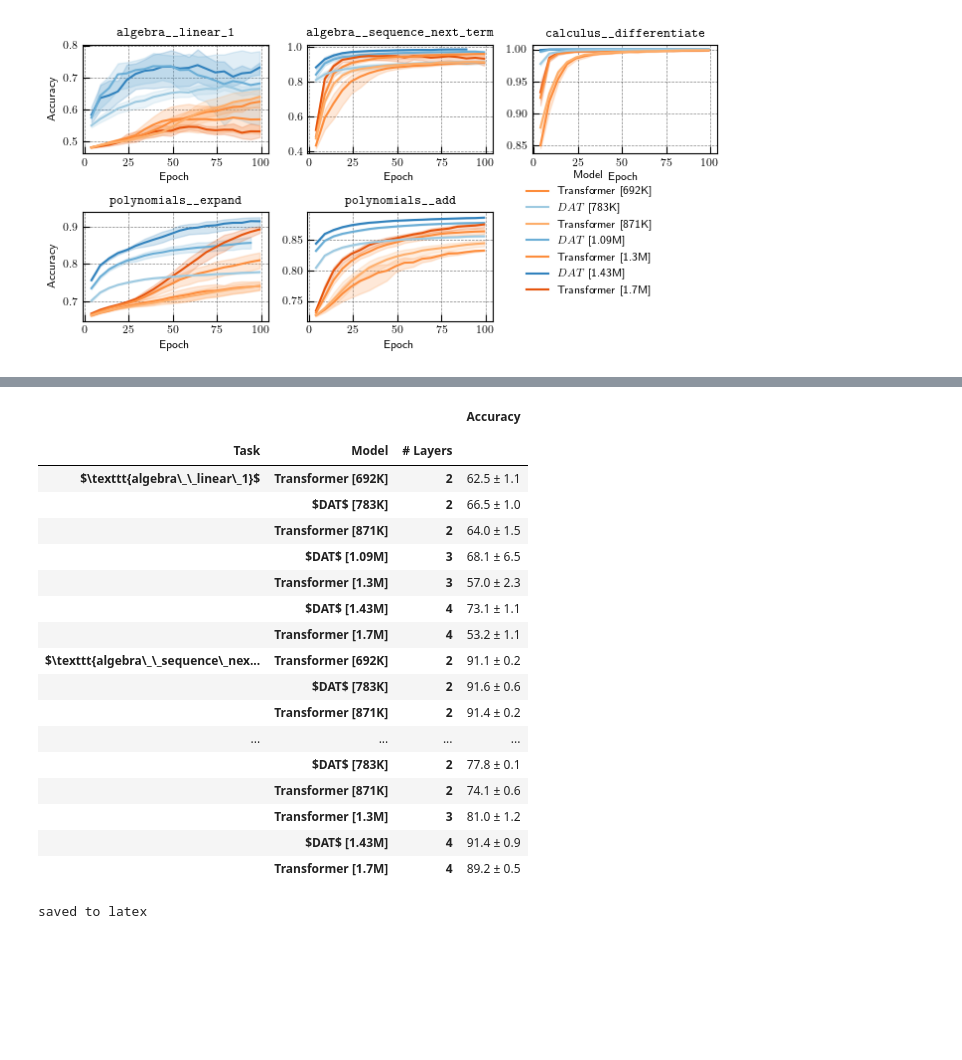
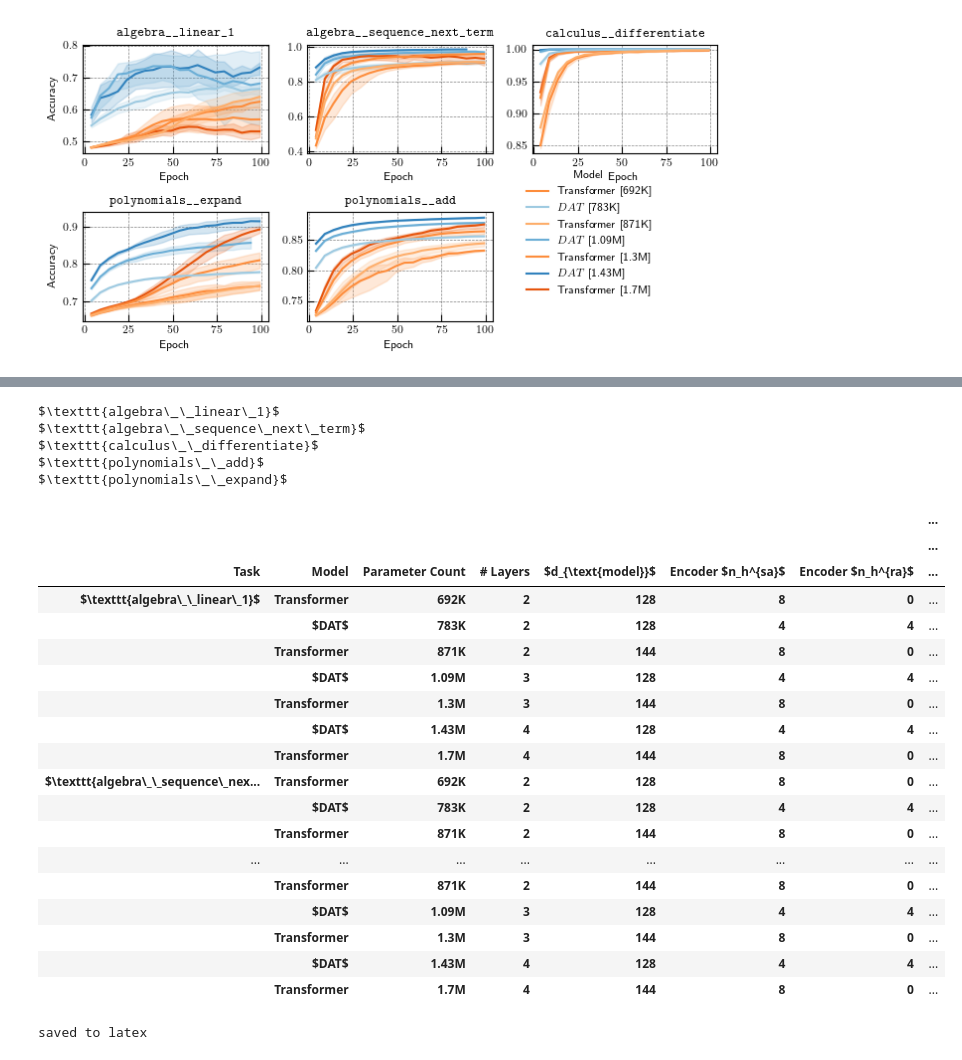
Before and after one commit to Awni00/abstract_transformer, a Jupyter notebook: figure_generation/figure_generation.ipynb, the cells around one changed output, grey strips where cells are left out. Drawn from its saved outputs; the diff is of its cells as text; code cells hidden in the pictures; blank space fills up the shorter version.

```diff
--- a/figure_generation/figure_generation.ipynb
+++ b/figure_generation/figure_generation.ipynb
@@ -839,26 +864,48 @@ depth_comparison_table.round(1)
-# %%
-depth_comparison_table['Accuracy'] = depth_comparison_table[('Accuracy (Interpolation)', 'mean')].round(1).astype(str) + ' ± ' + depth_comparison_table[('Accuracy (Interpolation)', 'sem')].round(1).astype(str)
-depth_comparison_table[['Accuracy']]
-# %% [output]
-|  |  |  | Accuracy |
-|  |  |  |  |
-| Task | Model | # Layers |  |
-| $\texttt{algebra\_\_linear\_1}$ | Transformer [692K] | 2 | 62.5 ± 1.1 |
-|  | $DAT$ [783K] | 2 | 66.5 ± 1.0 |
-|  | Transformer [871K] | 2 | 64.0 ± 1.5 |
-|  | $DAT$ [1.09M] | 3 | 68.1 ± 6.5 |
-|  | Transformer [1.3M] | 3 | 57.0 ± 2.3 |
-|  | $DAT$ [1.43M] | 4 | 73.1 ± 1.1 |
-|  | Transformer [1.7M] | 4 | 53.2 ± 1.1 |
-| $\texttt{algebra\_\_sequence\_nex... | Transformer [692K] | 2 | 91.1 ± 0.2 |
-|  | $DAT$ [783K] | 2 | 91.6 ± 0.6 |
-|  | Transformer [871K] | 2 | 91.4 ± 0.2 |
-| ... | ... | ... | ... |
-|  | $DAT$ [783K] | 2 | 77.8 ± 0.1 |
-|  | Transformer [871K] | 2 | 74.1 ± 0.6 |
-|  | Transformer [1.3M] | 3 | 81.0 ± 1.2 |
-|  | $DAT$ [1.43M] | 4 | 91.4 ± 0.9 |
-|  | Transformer [1.7M] | 4 | 89.2 ± 0.5 |
+# %%
+depth_comparison_table['Accuracy'] = '$' + depth_comparison_table[('Accuracy (Interpolation)', 'mean')].round(1).astype(str) + ' \pm ' + depth_comparison_table[('Accuracy (Interpolation)', 'sem')].round(1).astype(str) + '$'
+# depth_comparison_table.reset_index(drop=False, inplace=True)
+# depth_comparison_table.set_index(['Task', 'Model', 'Parameter Count'], inplace=True)
+# depth_comparison_table = depth_comparison_table[config_cols + ['Accuracy']].sort_index(level=[0,2])
+
+depth_comparison_table = depth_comparison_table[['Accuracy']].sort_index(level=[0,2])
+
+# Set NA rows for missing configurations
+algebra_linear_index = [idx for idx in depth_comparison_table.index if idx[0]==r'$\texttt{algebra\_\_linear\_1}$']
+for task in depth_comparison_table.index.get_level_values(0).unique():
+    print(task)
+
+    for idx in algebra_linear_index:
+        idx = (task, *idx[1:])
+        if not (idx in depth_comparison_table.index):
+            depth_comparison_table.loc[idx] = [np.nan]
+
+depth_comparison_table = depth_comparison_table[['Accuracy']].sort_index(level=[0,2])
+depth_comparison_table
+# %% [output]
+$\texttt{algebra\_\_linear\_1}$
+$\texttt{algebra\_\_sequence\_next\_term}$
+$\texttt{calculus\_\_differentiate}$
+$\texttt{polynomials\_\_add}$
+$\texttt{polynomials\_\_expand}$
+|  |  |  |  |  |  |  | ... |
+|  |  |  |  |  |  |  | ... |
+| Task | Model | Parameter Count | # Layers | $d_{\text{model}}$ | Encoder $n_h^{sa}$ | Encoder $n_h^{ra}$ | ... |
+| $\texttt{algebra\_\_linear\_1}$ | Transformer | 692K | 2 | 128 | 8 | 0 | ... |
+|  | $DAT$ | 783K | 2 | 128 | 4 | 4 | ... |
+|  | Transformer | 871K | 2 | 144 | 8 | 0 | ... |
+|  | $DAT$ | 1.09M | 3 | 128 | 4 | 4 | ... |
+|  | Transformer | 1.3M | 3 | 144 | 8 | 0 | ... |
+|  | $DAT$ | 1.43M | 4 | 128 | 4 | 4 | ... |
+|  | Transformer | 1.7M | 4 | 144 | 8 | 0 | ... |
+| $\texttt{algebra\_\_sequence\_nex... | Transformer | 692K | 2 | 128 | 8 | 0 | ... |
+|  | $DAT$ | 783K | 2 | 128 | 4 | 4 | ... |
+|  | Transformer | 871K | 2 | 144 | 8 | 0 | ... |
+| ... | ... | ... | ... | ... | ... | ... | ... |
+|  | Transformer | 871K | 2 | 144 | 8 | 0 | ... |
+|  | $DAT$ | 1.09M | 3 | 128 | 4 | 4 | ... |
+|  | Transformer | 1.3M | 3 | 144 | 8 | 0 | ... |
+|  | $DAT$ | 1.43M | 4 | 128 | 4 | 4 | ... |
+|  | Transformer | 1.7M | 4 | 144 | 8 | 0 | ... |
 # %%
 # save to latex
 confirm = input('confirm save to latex? (y/n)')
```
Also changed, not shown: parts of 31 cells of this notebook, 2 other files.
